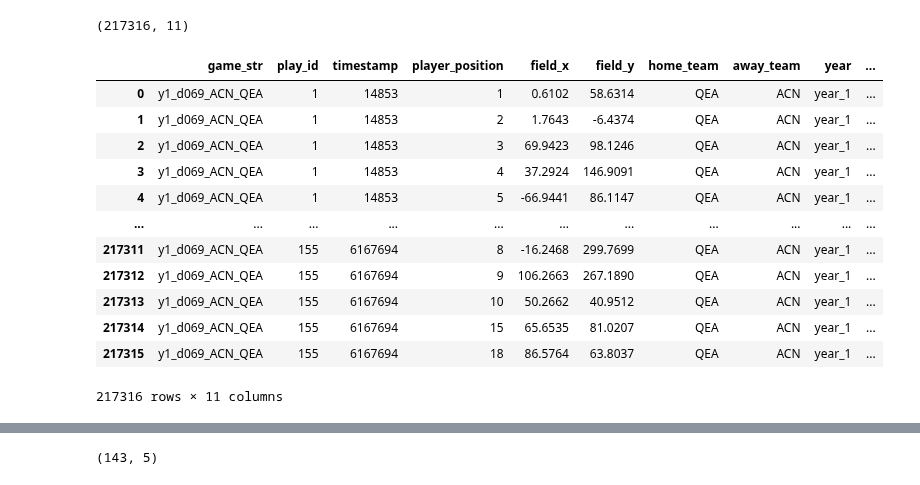
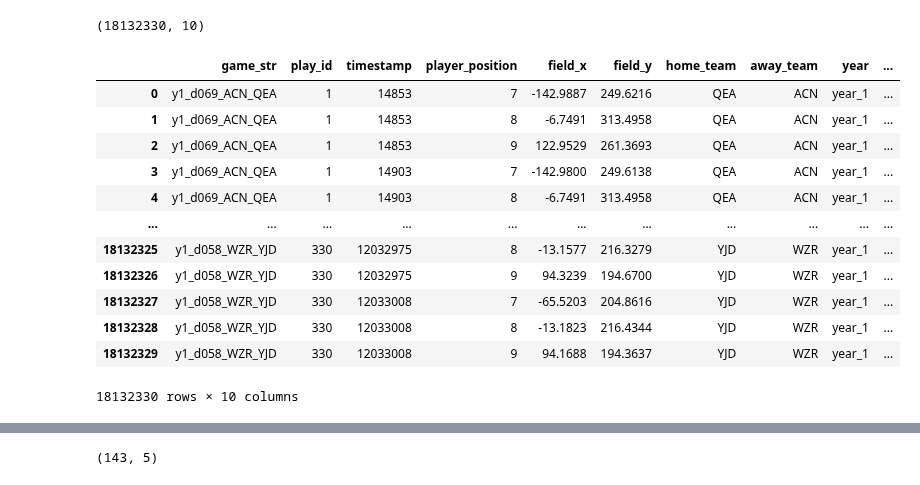
Before and after one commit to d2osborn/SMTChallenge2025, a Jupyter notebook: Team15-eda.ipynb, the cells around one changed output, grey strips where cells are left out. Saved outputs shown, nothing was run; the diff lists cells and outputs as text; code cells hidden in the pictures.

```diff
--- a/Team15-eda.ipynb
+++ b/Team15-eda.ipynb
@@ -48,23 +48,22 @@ player_position_dict = {
     19: 'third base coach'
 }
 # %%
-# Query a table
-player_pos = con.execute("SELECT * FROM player_pos WHERE game_str = 'y1_d069_ACN_QEA'").df().copy()
-player_pos.loc[:, 'player_position_name'] = player_pos['player_position'].map(player_position_dict)
+# This query takes awhile just because there's so many rows for each timestamp and there are lots of timestamps ~18 million rows
+player_pos = con.execute("SELECT * FROM player_pos WHERE player_position IN (7, 8, 9)").df().copy()
 display(player_pos.shape)
 player_pos
 # %% [output]
-(217316, 11)
+(18132330, 10)
 |  | game_str | play_id | timestamp | player_position | field_x | field_y | home_team | away_team | year | ... |
-| 0 | y1_d069_ACN_QEA | 1 | 14853 | 1 | 0.6102 | 58.6314 | QEA | ACN | year_1 | ... |
-| 1 | y1_d069_ACN_QEA | 1 | 14853 | 2 | 1.7643 | -6.4374 | QEA | ACN | year_1 | ... |
-| 2 | y1_d069_ACN_QEA | 1 | 14853 | 3 | 69.9423 | 98.1246 | QEA | ACN | year_1 | ... |
-| 3 | y1_d069_ACN_QEA | 1 | 14853 | 4 | 37.2924 | 146.9091 | QEA | ACN | year_1 | ... |
-| 4 | y1_d069_ACN_QEA | 1 | 14853 | 5 | -66.9441 | 86.1147 | QEA | ACN | year_1 | ... |
+| 0 | y1_d069_ACN_QEA | 1 | 14853 | 7 | -142.9887 | 249.6216 | QEA | ACN | year_1 | ... |
+| 1 | y1_d069_ACN_QEA | 1 | 14853 | 8 | -6.7491 | 313.4958 | QEA | ACN | year_1 | ... |
+| 2 | y1_d069_ACN_QEA | 1 | 14853 | 9 | 122.9529 | 261.3693 | QEA | ACN | year_1 | ... |
+| 3 | y1_d069_ACN_QEA | 1 | 14903 | 7 | -142.9800 | 249.6138 | QEA | ACN | year_1 | ... |
+| 4 | y1_d069_ACN_QEA | 1 | 14903 | 8 | -6.7491 | 313.4958 | QEA | ACN | year_1 | ... |
 | ... | ... | ... | ... | ... | ... | ... | ... | ... | ... | ... |
-| 217311 | y1_d069_ACN_QEA | 155 | 6167694 | 8 | -16.2468 | 299.7699 | QEA | ACN | year_1 | ... |
-| 217312 | y1_d069_ACN_QEA | 155 | 6167694 | 9 | 106.2663 | 267.1890 | QEA | ACN | year_1 | ... |
-| 217313 | y1_d069_ACN_QEA | 155 | 6167694 | 10 | 50.2662 | 40.9512 | QEA | ACN | year_1 | ... |
-| 217314 | y1_d069_ACN_QEA | 155 | 6167694 | 15 | 65.6535 | 81.0207 | QEA | ACN | year_1 | ... |
-| 217315 | y1_d069_ACN_QEA | 155 | 6167694 | 18 | 86.5764 | 63.8037 | QEA | ACN | year_1 | ... |
+| 18132325 | y1_d058_WZR_YJD | 330 | 12032975 | 8 | -13.1577 | 216.3279 | YJD | WZR | year_1 | ... |
+| 18132326 | y1_d058_WZR_YJD | 330 | 12032975 | 9 | 94.3239 | 194.6700 | YJD | WZR | year_1 | ... |
+| 18132327 | y1_d058_WZR_YJD | 330 | 12033008 | 7 | -65.5203 | 204.8616 | YJD | WZR | year_1 | ... |
+| 18132328 | y1_d058_WZR_YJD | 330 | 12033008 | 8 | -13.1823 | 216.4344 | YJD | WZR | year_1 | ... |
+| 18132329 | y1_d058_WZR_YJD | 330 | 12033008 | 9 | 94.1688 | 194.3637 | YJD | WZR | year_1 | ... |
-217316 rows × 11 columns
+18132330 rows × 10 columns
```
Also changed, not shown: parts of 9 cells of this notebook.
